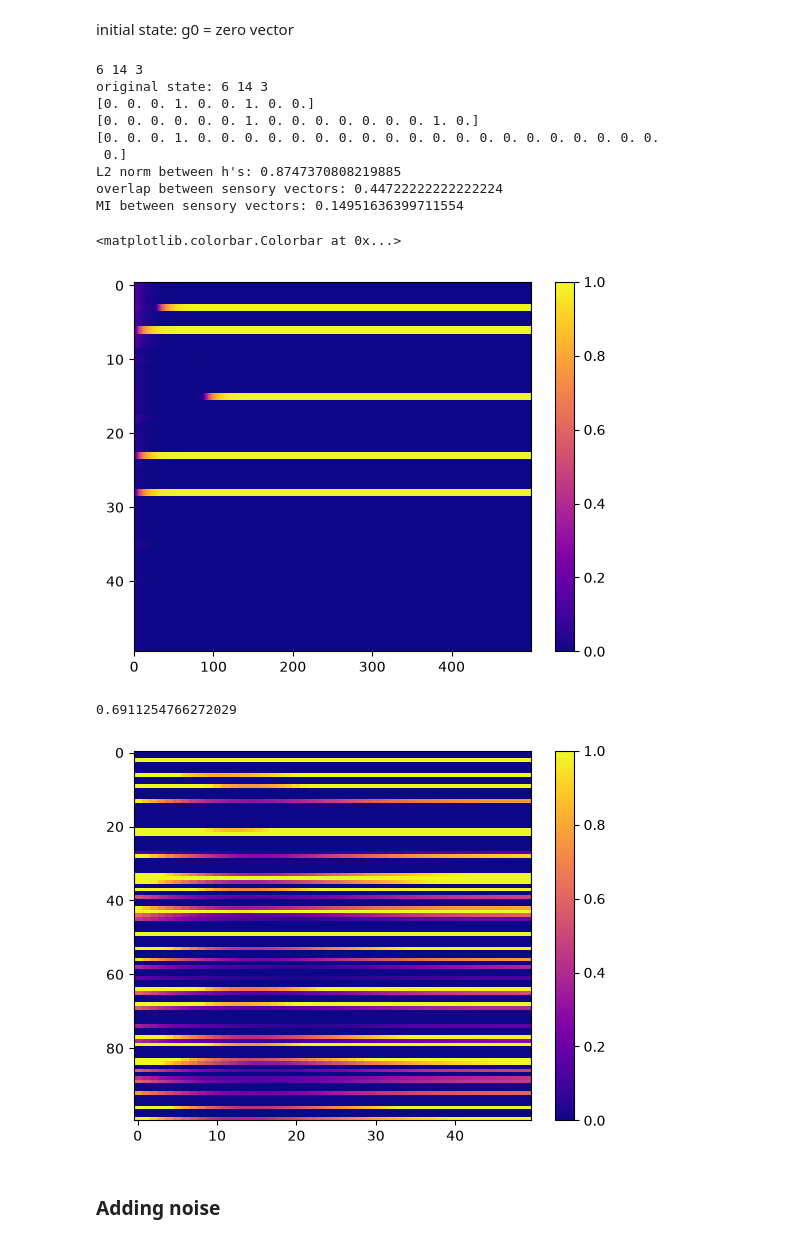
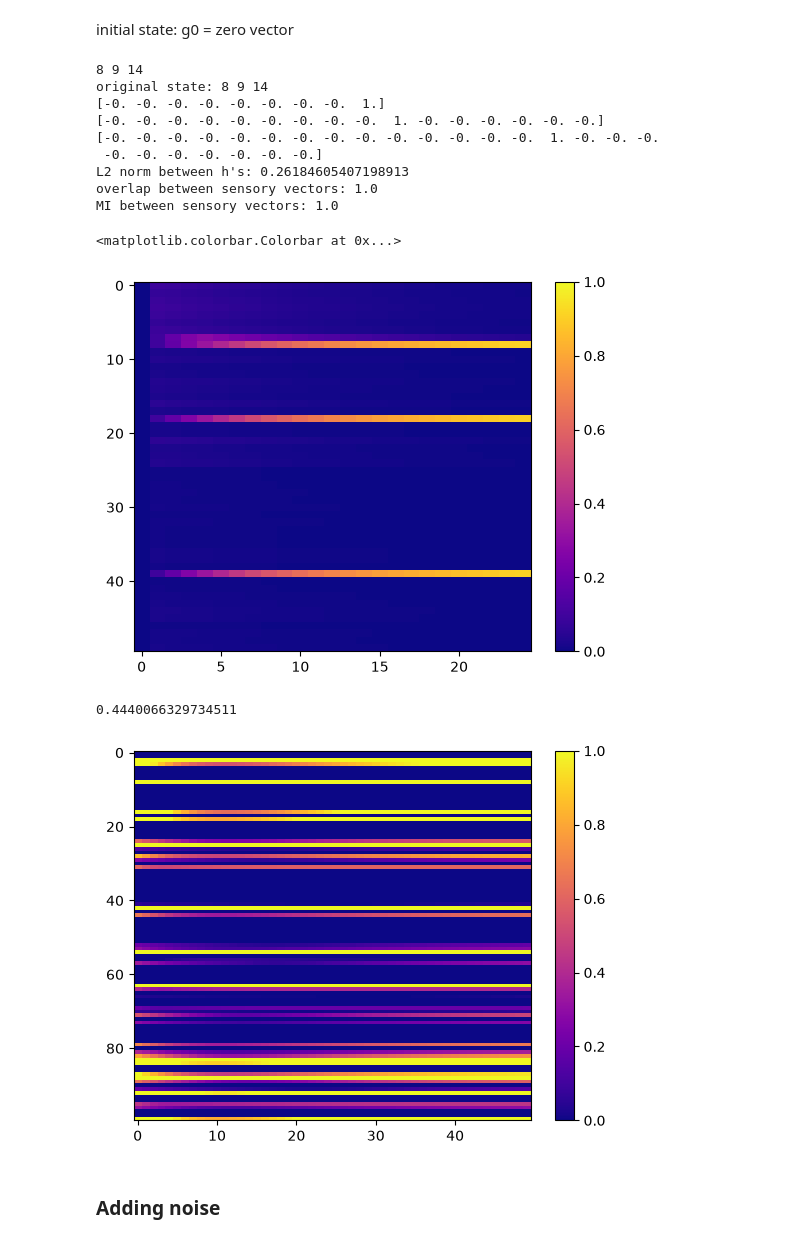
Before and after one commit to srujanakaluve/Master-s-Thesis-Projects, a Jupyter notebook: vectorHASH-cont-scipy/vectorHASH_cont.ipynb, the cells around one changed output. Cells and saved outputs as stored; diff of their text form; code cells hidden in the pictures.

```diff
--- a/vectorHASH-cont-scipy/vectorHASH_cont.ipynb
+++ b/vectorHASH-cont-scipy/vectorHASH_cont.ipynb
@@ -106,9 +103,9 @@ patts_total = np.prod(lams*lams)
 Nh = 400
 Ns = patts_total
 
-W_gg = gridtogrid(6, -9, lams)
+W_gg = gridtogrid(5, -8, lams)
 
-grid, W_hg, hc, W_gh = scaffold_layers(Ng, Nh, patts_total, lams, 0)
+grid, W_hg, hc, W_gh = scaffold_layers(Ng, Nh, patts_total, lams, 0.6)
 sens = np.sign(np.random.randn(Ns, patts_total))
 W_hs, W_sh = sensory_weights(sens[:, :200], hc)
 # %% [markdown]
@@ -174,7 +171,7 @@ print(glob_inh(W_gg@g1, lams, 1.0))
 # %% [markdown]
 initial state: g0 = zero vector
 # %%
-patt = 78
+patt = 89
 g0, h0 = np.zeros(Ng), hc[:, patt]
 #g0, h0 = grid[:, patt], np.zeros(Nh)
 
@@ -196,36 +193,36 @@ print(g_traj[:,-1][:9])
 print(g_traj[:,-1][9:25])
 print(g_traj[:,-1][25:])
 
-print("L2 norm between h's:", np.linalg.norm(h_traj[:, -1] - h0)/np.linalg.norm(h0))
+print("L2 norm between h's:", np.linalg.norm(h_traj[:, 25] - h0)/np.linalg.norm(h0))
 
 s_actual = np.sign(W_sh @ h0)
 s_recalled = np.sign(W_sh @ h_traj[:, -1])
 print("overlap between sensory vectors:", get_overlap(s_recalled, s_actual))
 print("MI between sensory vectors:", get_mutual_info(s_recalled, s_actual))
 # %% [output]
-6 14 3
-original state: 6 14 3
-[0. 0. 0. 1. 0. 0. 1. 0. 0.]
-[0. 0. 0. 0. 0. 0. 1. 0. 0. 0. 0. 0. 0. 0. 1. 0.]
-[0. 0. 0. 1. 0. 0. 0. 0. 0. 0. 0. 0. 0. 0. 0. 0. 0. 0. 0. 0. 0. 0. 0. 0.
- 0.]
-L2 norm between h's: 0.8747370808219885
-overlap between sensory vectors: 0.44722222222222224
-MI between sensory vectors: 0.14951636399711554
+8 9 14
+original state: 8 9 14
+[-0. -0. -0. -0. -0. -0. -0. -0.  1.]
+[-0. -0. -0. -0. -0. -0. -0. -0. -0.  1. -0. -0. -0. -0. -0. -0.]
+[-0. -0. -0. -0. -0. -0. -0. -0. -0. -0. -0. -0. -0. -0.  1. -0. -0. -0.
+ -0. -0. -0. -0. -0. -0. -0.]
+L2 norm between h's: 0.26184605407198913
+overlap between sensory vectors: 1.0
+MI between sensory vectors: 1.0
 # %%
 # g0 = zeros, wgg has 20, -3
-plt.imshow(g_traj[:, :500], aspect="auto", interpolation="none", vmin=0, vmax=1, cmap="plasma")
+plt.imshow(g_traj[:, :25], aspect="auto", interpolation="none", vmin=0, vmax=1, cmap="plasma")
 plt.colorbar()
 # %% [output]
 <matplotlib.colorbar.Colorbar at 0x...>
-[figure, old version]
+[figure, new version]
 # %%
 plt.imshow(h_traj[:100, :50], aspect="auto", interpolation="none", vmin=0, vmax=1, cmap="plasma")
 plt.colorbar()
 print(get_overlap(h_traj[:,-1], h0))
 # %% [output]
-0.6911254766272029
+0.4440066329734511
-[figure, old version]
+[figure, new version]
 # %% [markdown]
 ### Adding noise
 # %%
```
Also changed, not shown: parts of 10 cells of this notebook, 7 other files.
